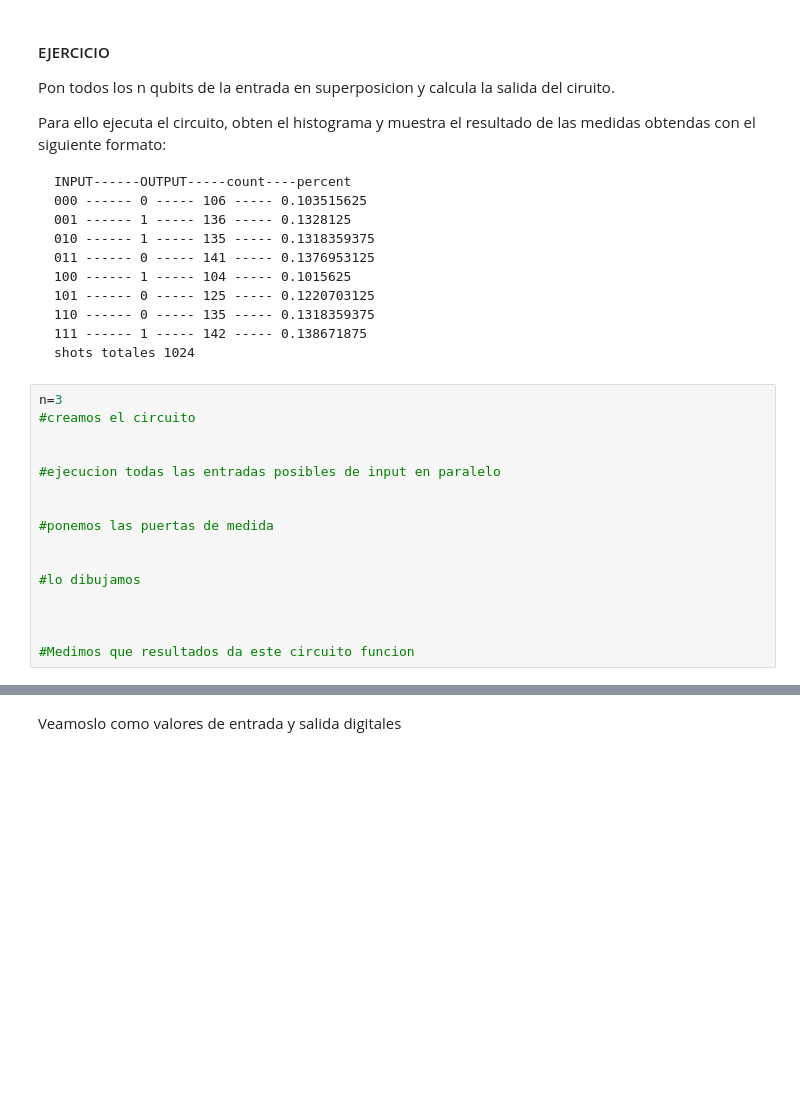
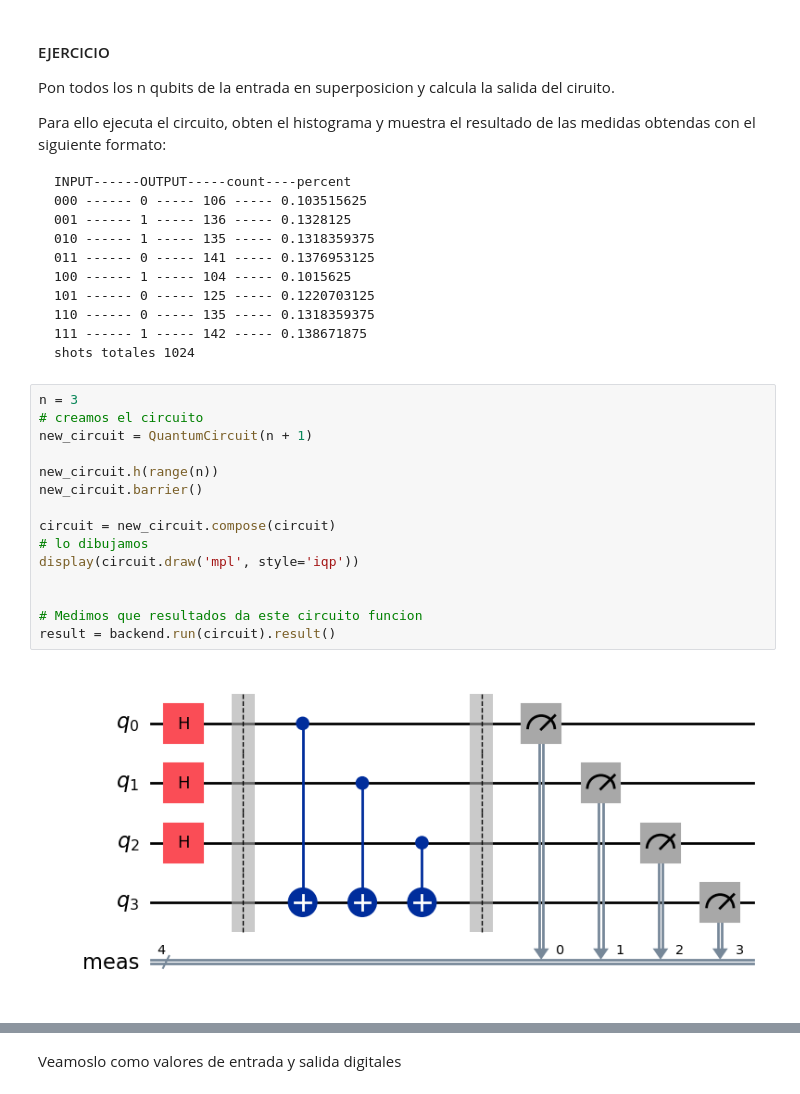
Before and after one commit to jore731/qiskit, a Jupyter notebook: 06_Deutsch_Jozsa.ipynb, the cells around one changed output, grey strips where cells are left out. Drawn from its saved outputs; the diff is of its cells as text; blank space fills up the shorter version.

````diff
--- a/06_Deutsch_Jozsa.ipynb
+++ b/06_Deutsch_Jozsa.ipynb
@@ -79,18 +97,19 @@ INPUT------OUTPUT-----count----percent
 shots totales 1024
 ```
 # %%
-n=3
-#creamos el circuito
+n = 3
+# creamos el circuito
+new_circuit = QuantumCircuit(n + 1)
+
+new_circuit.h(range(n))
+new_circuit.barrier()
+
+circuit = new_circuit.compose(circuit)
+# lo dibujamos
+display(circuit.draw('mpl', style='iqp'))
 
 
-#ejecucion todas las entradas posibles de input en paralelo
-
-
-#ponemos las puertas de medida
-
-
-#lo dibujamos
-
-
-
-#Medimos que resultados da este circuito funcion
+# Medimos que resultados da este circuito funcion
+result = backend.run(circuit).result()
+# %% [output]
+[figure, added]
````
Also changed, not shown: parts of 21 cells of this notebook, 3 other files.
